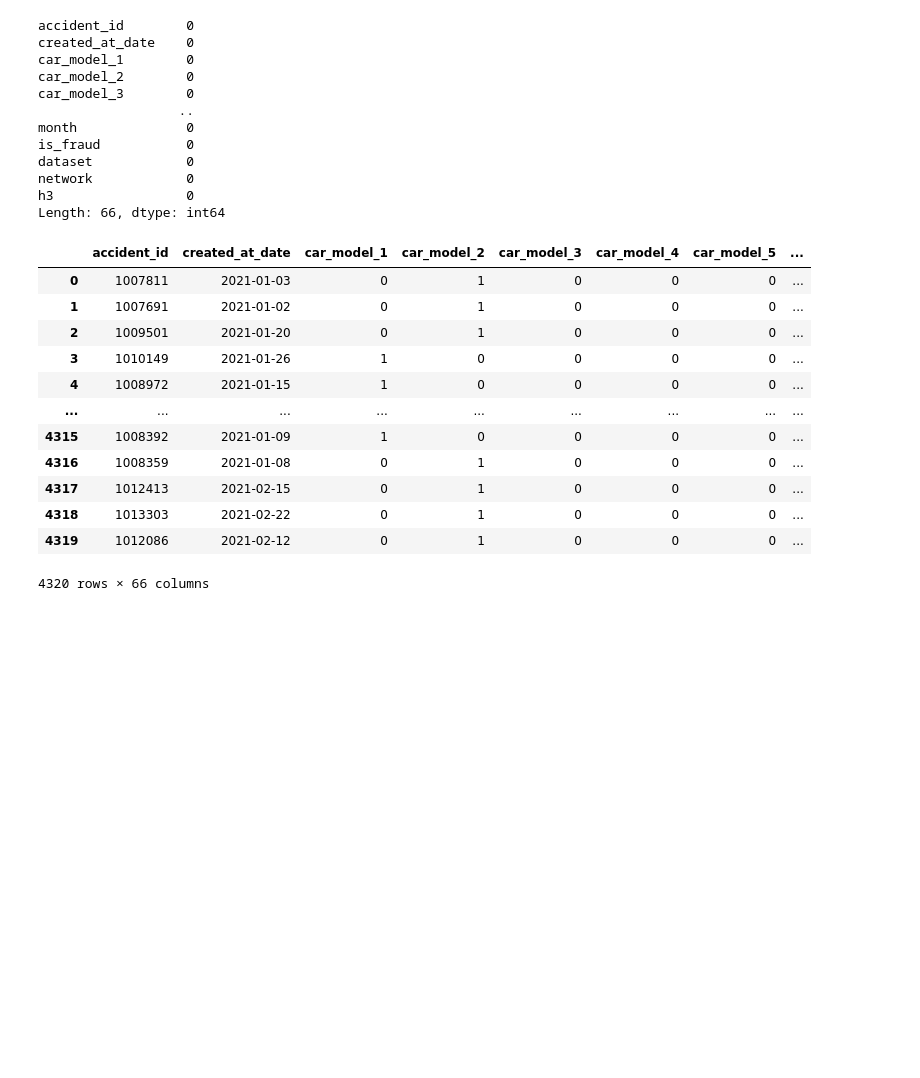
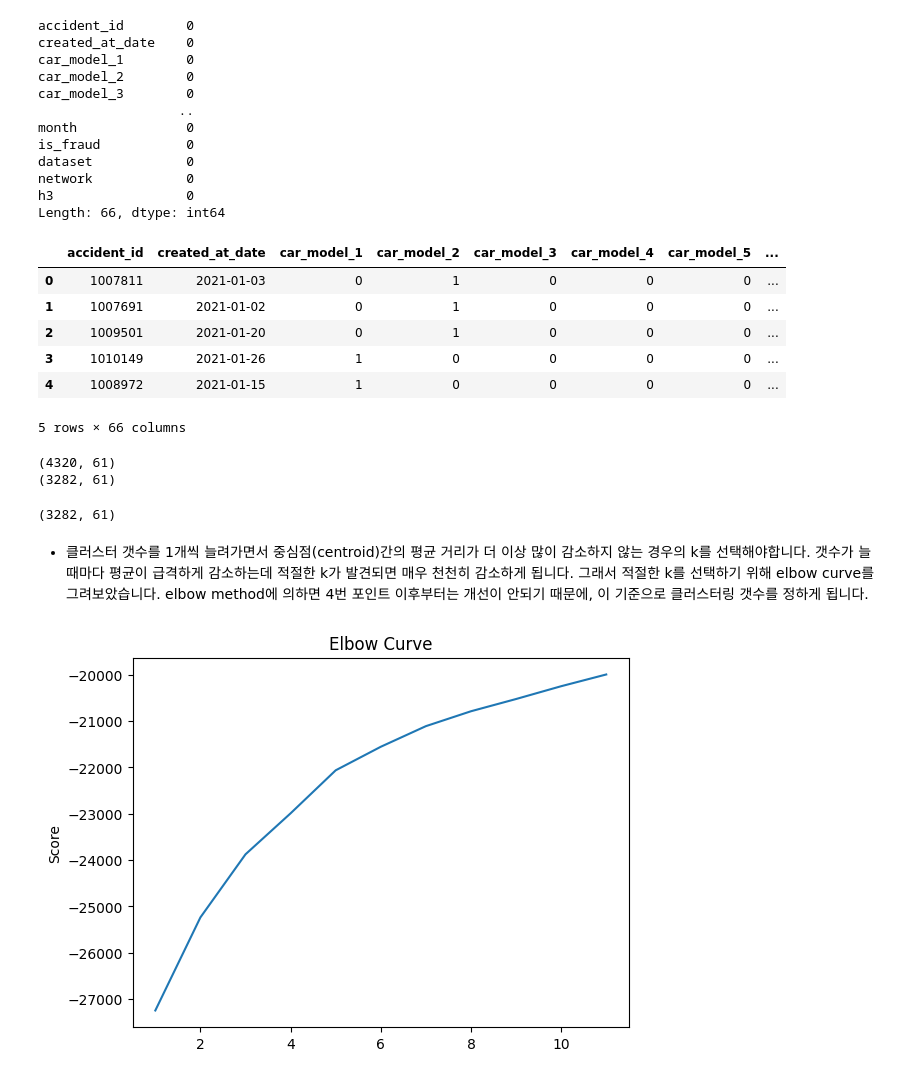
Before and after one commit to leejaesang6098/aiffel_study, a Jupyter notebook: 0921_node/clustering.ipynb, the cells around one changed output. Drawn from its saved outputs; the diff is of its cells as text; code cells hidden in the pictures; blank space fills up the shorter version.

```diff
--- a/0921_node/clustering.ipynb
+++ b/0921_node/clustering.ipynb
@@ -43,7 +46,7 @@ features = df_v1.columns.drop(['month', 'is_fraud', 'dataset', 'accident_id', 'c
 # 전처리 - 최빈값으로 null 값을 채웁니다.
 df_v1[features]=df_v1[features].fillna(df_v1.mode().iloc[0])
 # %%
-df_v1
+df_v1.head()
 # %% [output]
 |  | accident_id | created_at_date | car_model_1 | car_model_2 | car_model_3 | car_model_4 | car_model_5 | ... |
 | 0 | 1007811 | 2021-01-03 | 0 | 1 | 0 | 0 | 0 | ... |
@@ -51,10 +54,43 @@ df_v1
 | 2 | 1009501 | 2021-01-20 | 0 | 1 | 0 | 0 | 0 | ... |
 | 3 | 1010149 | 2021-01-26 | 1 | 0 | 0 | 0 | 0 | ... |
 | 4 | 1008972 | 2021-01-15 | 1 | 0 | 0 | 0 | 0 | ... |
-| ... | ... | ... | ... | ... | ... | ... | ... | ... |
-| 4315 | 1008392 | 2021-01-09 | 1 | 0 | 0 | 0 | 0 | ... |
-| 4316 | 1008359 | 2021-01-08 | 0 | 1 | 0 | 0 | 0 | ... |
-| 4317 | 1012413 | 2021-02-15 | 0 | 1 | 0 | 0 | 0 | ... |
-| 4318 | 1013303 | 2021-02-22 | 0 | 1 | 0 | 0 | 0 | ... |
-| 4319 | 1012086 | 2021-02-12 | 0 | 1 | 0 | 0 | 0 | ... |
-4320 rows × 66 columns
+5 rows × 66 columns
+# %%
+# 데이터셋 나누기
+X_df_v1 = df_v1[features]
+Y_df_v1 = df_v1[labels]
+
+X_df_v4 = df_v4[features]
+Y_df_v4 = df_v4[labels]
+
+# shape 을 확인합니다.
+print(X_df_v1.shape)
+print(X_df_v4.shape)
+# %% [output]
+(4320, 61)
+(3282, 61)
+# %%
+# 스케일링을 적용합니다.
+scaler = MinMaxScaler()
+
+X_df_v1_scaled = scaler.fit_transform(X_df_v1)
+X_df_v4_scaled = scaler.transform(X_df_v4)
+# %%
+print(X_df_v4_scaled.shape)
+# %% [output]
+(3282, 61)
+# %% [markdown]
+* 클러스터 갯수를 1개씩 늘려가면서 중심점(centroid)간의 평균 거리가 더 이상 많이 감소하지 않는 경우의 k를 선택해야합니다. 갯수가 늘 때마다 평균이 급격하게 감소하는데 적절한 k가 발견되면 매우 천천히 감소하게 됩니다. 그래서 적절한 k를 선택하기 위해 elbow curve를 그려보았습니다. elbow method에 의하면 4번 포인트 이후부터는 개선이 안되기 때문에, 이 기준으로 클러스터링 갯수를 정하게 됩니다.
+# %%
+# elbow curve 그리기
+cluster_range = range(1, 12)
+kmeans = [KMeans(n_clusters=i) for i in cluster_range]
+score = [kmeans[i].fit(X_df_v1_scaled).score(X_df_v1_scaled) for i in range(len(kmeans))]
+
+plt.plot(cluster_range, score)
+plt.xlabel('')
+plt.ylabel('Score')
+plt.title('Elbow Curve')
+plt.show()
+# %% [output]
+[figure, added]
```
Also changed, not shown: parts of 11 cells of this notebook, 1 other file.
